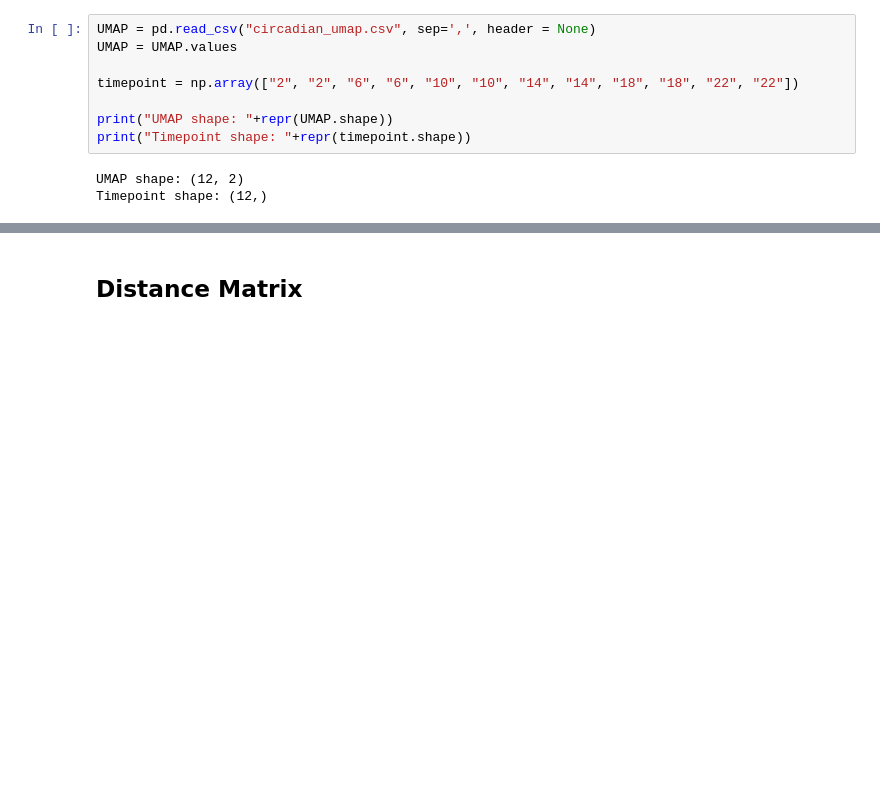
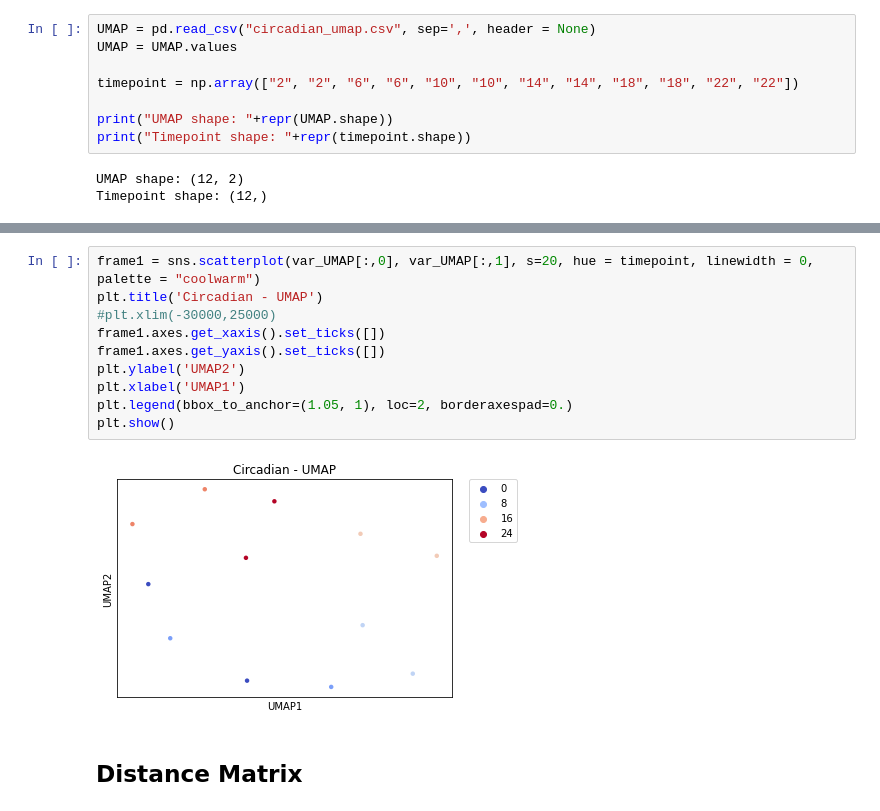
Before and after one commit to Orecchia-Research-Group/manifold_learning, a Jupyter notebook: CD8_Circadian.ipynb, the cells around one changed output, grey strips where cells are left out. Saved outputs shown, nothing was run; the diff lists cells and outputs as text; blank space fills up the shorter version.

```diff
--- a/CD8_Circadian.ipynb
+++ b/CD8_Circadian.ipynb
@@ -108,3 +129,15 @@ plt.show()
+# %%
+frame1 = sns.scatterplot(var_UMAP[:,0], var_UMAP[:,1], s=20, hue = timepoint, linewidth = 0, palette = "coolwarm")
+plt.title('Circadian - UMAP')
+#plt.xlim(-30000,25000)
+frame1.axes.get_xaxis().set_ticks([])
+frame1.axes.get_yaxis().set_ticks([])
+plt.ylabel('UMAP2')
+plt.xlabel('UMAP1')
+plt.legend(bbox_to_anchor=(1.05, 1), loc=2, borderaxespad=0.)
+plt.show()
+# %% [output]
+[figure, added]
 # %% [markdown]
 ## Distance Matrix
 # %%
```
Also changed, not shown: parts of 8 cells of this notebook.
